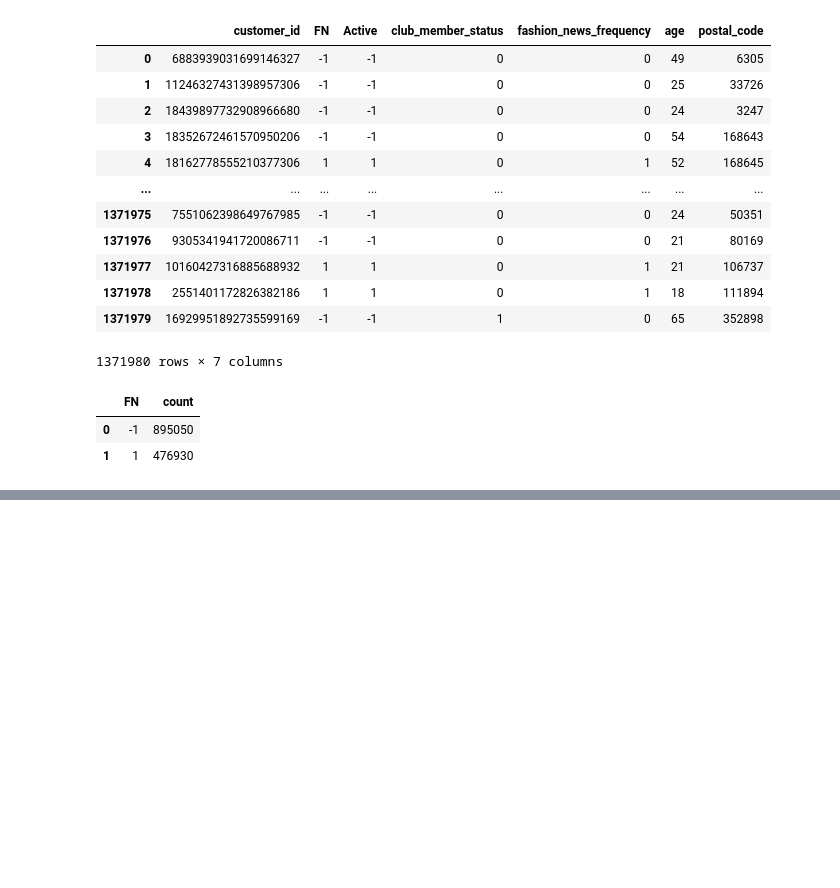
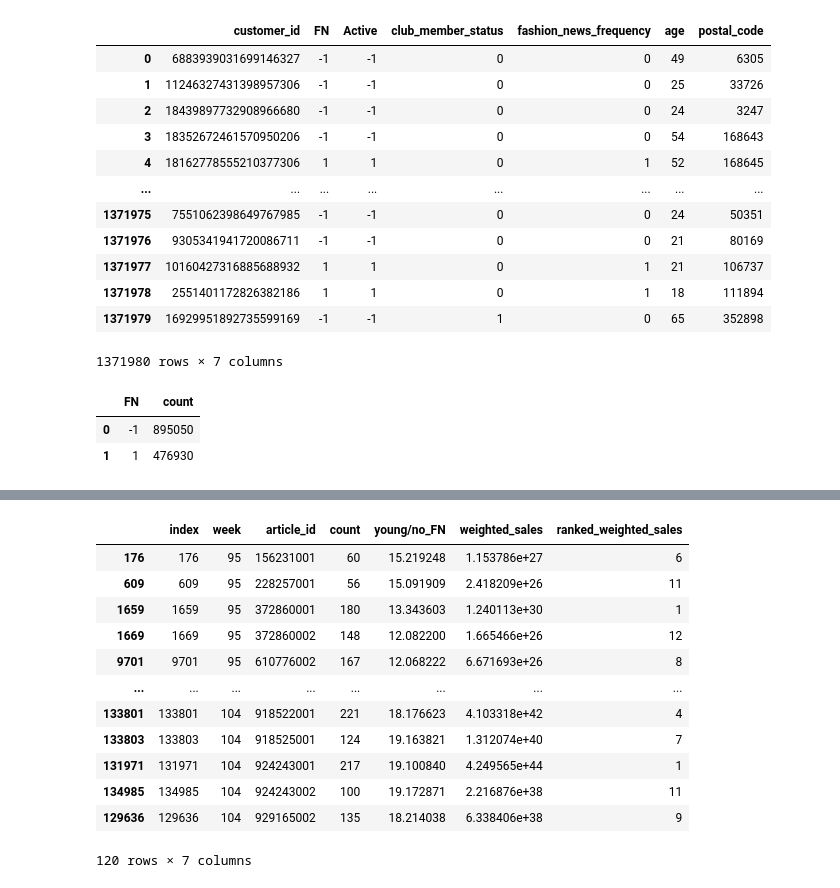
Before and after one commit to LienM/ai-project-23-24, a Jupyter notebook: ArnoDeKeersmaeker/Research/Research2.ipynb, the cells around one changed output, grey strips where cells are left out. Cells and saved outputs as stored; diff of their text form; code cells hidden in the pictures; blank space fills up the shorter version.

```diff
--- a/ArnoDeKeersmaeker/Research/Research2.ipynb
+++ b/ArnoDeKeersmaeker/Research/Research2.ipynb
@@ -374,11 +395,12 @@ for segment_name in segment_names:
         weeks.append(c2weeks2shifted_weeks[c_id][week])
     candidates_last_purchase.week=weeks
 
-    sales_counts = transactions_per_segment[segment_name].groupby(["week", "article_id"]).size().reset_index(name="count")
+    sales_counts = train_data.groupby(["week", "article_id"]).size().reset_index(name="count")
     relevant_scores = articles_scores[["article_id", segment_name]]
-    sales_counts = pd.merge(sales_counts, relevant_scores, on="article_id").reset_index()
+    sales_counts = sales_counts.merge(relevant_scores, on="article_id").reset_index()
 
     sales_counts["weighted_sales"] = sales_counts["count"] ** sales_counts[segment_name]
+
     sales_counts["ranked_weighted_sales"] = (sales_counts.groupby("week")["weighted_sales"].rank(method="dense", ascending=False).astype("int64"))
 
     sales_counts = sales_counts[sales_counts["ranked_weighted_sales"] <= 12]
@@ -442,7 +464,9 @@ for segment_name in segment_names:
 
     X_test = add_features(test_candidates)
     predictions = get_predictions(test_candidates, X_test, ranker, 12)
+    print(f"Predictions for {segment_name}: {len(predictions)}")
     all_predictions = pd.concat([all_predictions, predictions])
+    print(f"Total predictions: {len(all_predictions)}")
 
 all_predictions.reset_index(drop=True, inplace=True)
 # %% [output]
@@ -512,0 +544,16 @@ else:
+# %%
+sales_counts
+# %% [output]
+|  | index | week | article_id | count | young/no_FN | weighted_sales | ranked_weighted_sales |
+| 176 | 176 | 95 | 156231001 | 60 | 15.219248 | 1.153786e+27 | 6 |
+| 609 | 609 | 95 | 228257001 | 56 | 15.091909 | 2.418209e+26 | 11 |
+| 1659 | 1659 | 95 | 372860001 | 180 | 13.343603 | 1.240113e+30 | 1 |
+| 1669 | 1669 | 95 | 372860002 | 148 | 12.082200 | 1.665466e+26 | 12 |
+| 9701 | 9701 | 95 | 610776002 | 167 | 12.068222 | 6.671693e+26 | 8 |
+| ... | ... | ... | ... | ... | ... | ... | ... |
+| 133801 | 133801 | 104 | 918522001 | 221 | 18.176623 | 4.103318e+42 | 4 |
+| 133803 | 133803 | 104 | 918525001 | 124 | 19.163821 | 1.312074e+40 | 7 |
+| 131971 | 131971 | 104 | 924243001 | 217 | 19.100840 | 4.249565e+44 | 1 |
+| 134985 | 134985 | 104 | 924243002 | 100 | 19.172871 | 2.216876e+38 | 11 |
+| 129636 | 129636 | 104 | 929165002 | 135 | 18.214038 | 6.338406e+38 | 9 |
+120 rows × 7 columns
```
Also changed, not shown: parts of 16 cells of this notebook.
